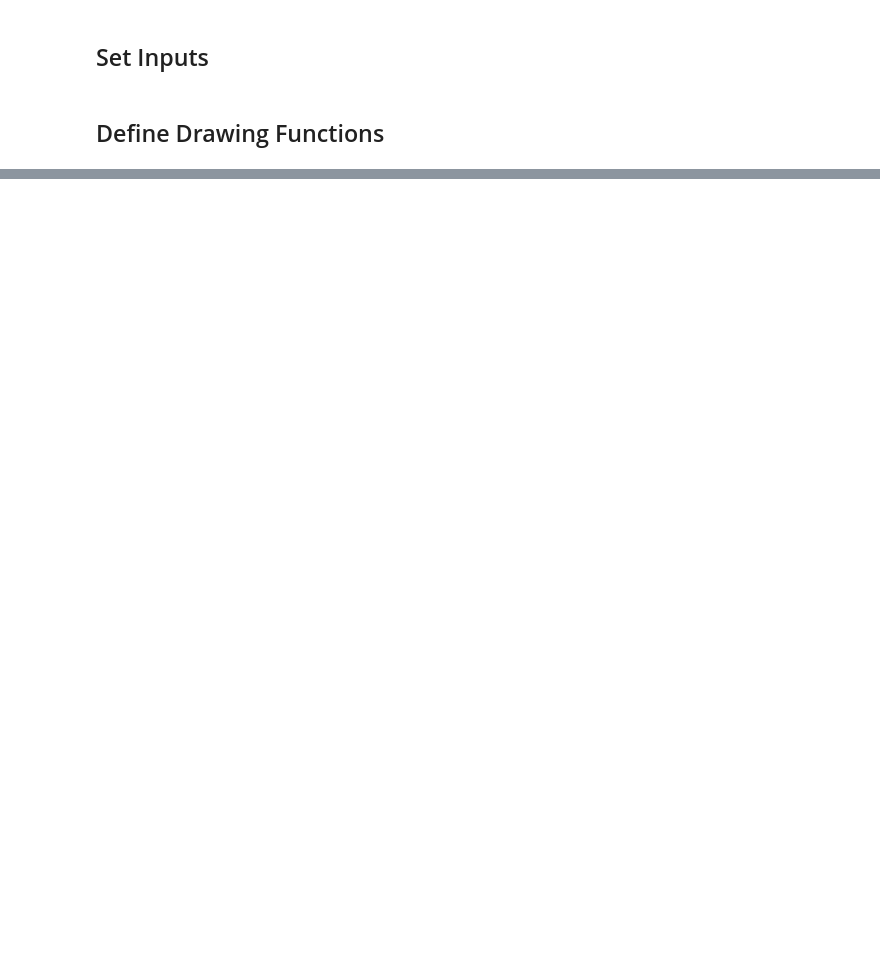
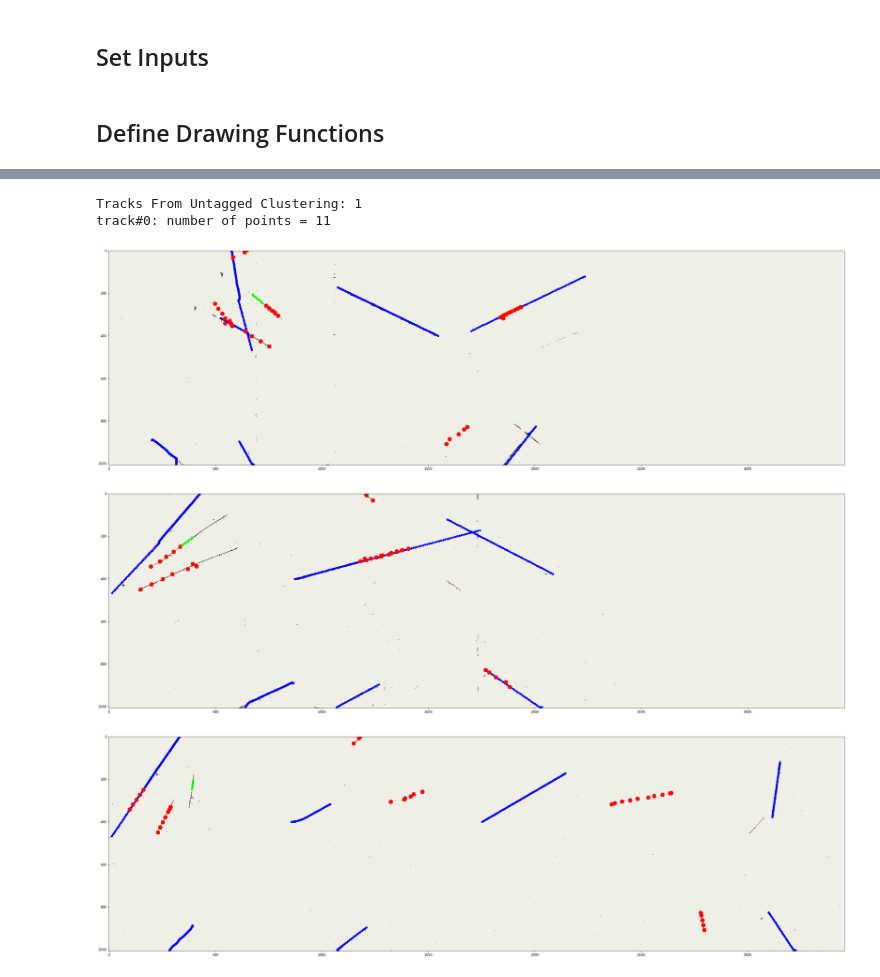
Before and after one commit to LArbys/larlitecv, a Jupyter notebook: app/TaggerNotebook/RunCosmicRetagger.ipynb, the cells around one changed output, grey strips where cells are left out. Saved outputs shown, nothing was run; the diff lists cells and outputs as text; code cells hidden in the pictures; blank space fills up the shorter version.

```diff
--- a/app/TaggerNotebook/RunCosmicRetagger.ipynb
+++ b/app/TaggerNotebook/RunCosmicRetagger.ipynb
@@ -322 +457,36 @@ print "Number of CROIs: %d" %croidata.croi_v.size()
+# %%
+# ThruMu + StopMu + Untagged
+print "Tracks From Untagged Clustering: %d"%(croidata.contained_tracks_v.size())
+
+# Draw the tracks from Untagged Clustering in the same image as the ThruMu and the StopMu Tracks.
+# The 'track_imgs' from the previous box can be used.
+
+# Use a loop to draw these tracks on the old set of images.
+for itrack in range(croidata.contained_tracks_v.size()):
+
+    track = croidata.contained_tracks_v[itrack]
+    npts  = track.m_track3d.NumberTrajectoryPoints();
+    print "track#%d: number of points ="%(itrack), npts
+
+    # Loop through the ThruMu points and to add them to the figure.
+    for ipt in range(npts):
+        # Loop through each of the planes to set 'fpos' with the coordinates of the current point.
+        for i in range(3):
+            fpos[i] = track.m_track3d.LocationAtPoint(ipt)[i]
+        # Declare a variable for the projected image coordinate and then set it by using the 'getProjectedImagePixel' function.
+        imgcoord = larcv.UBWireTool.getProjectedImagePixel(fpos, inputdata.img_v.at(p).meta(), 3)
+        # Start a loop over the three planes.
+        for p in range(3):
+            # Use the 'circle' function to draw a circle at the location of the point.
+            track_imgs[p] = cv2.circle( track_imgs[p], (imgcoord.at(p+1), imgcoord.at(0)), 5, (0, 255, 0), -1 )
+
+for p in range(inputdata.img_v.size()):
+    plt.figure(figsize=(40,80))
+    plt.imshow( track_imgs[p] )
+# %% [output]
+Tracks From Untagged Clustering: 1
+track#0: number of points = 11
+[figure, added]
+[figure, added]
+[figure, added]
 # %%
```
Also changed, not shown: parts of 15 cells of this notebook, 2 other files.
